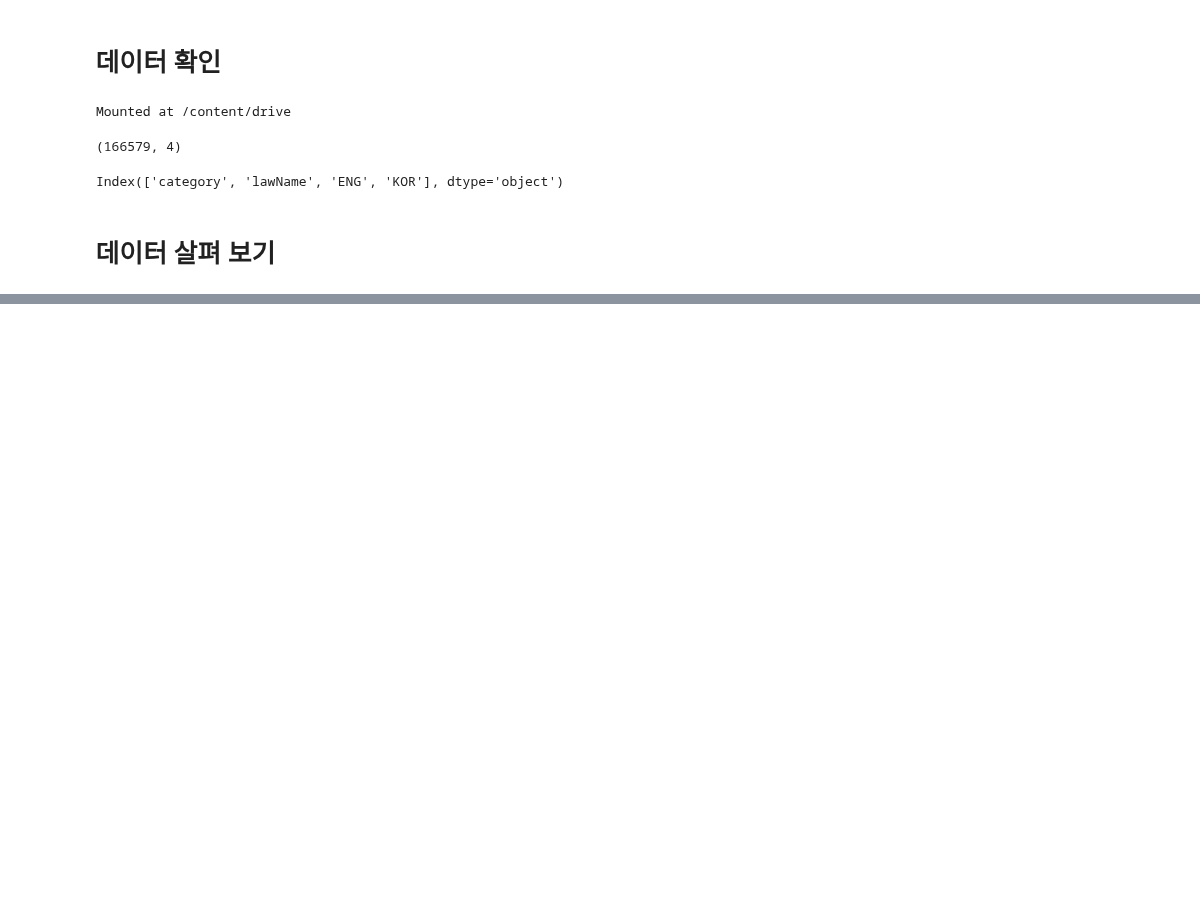
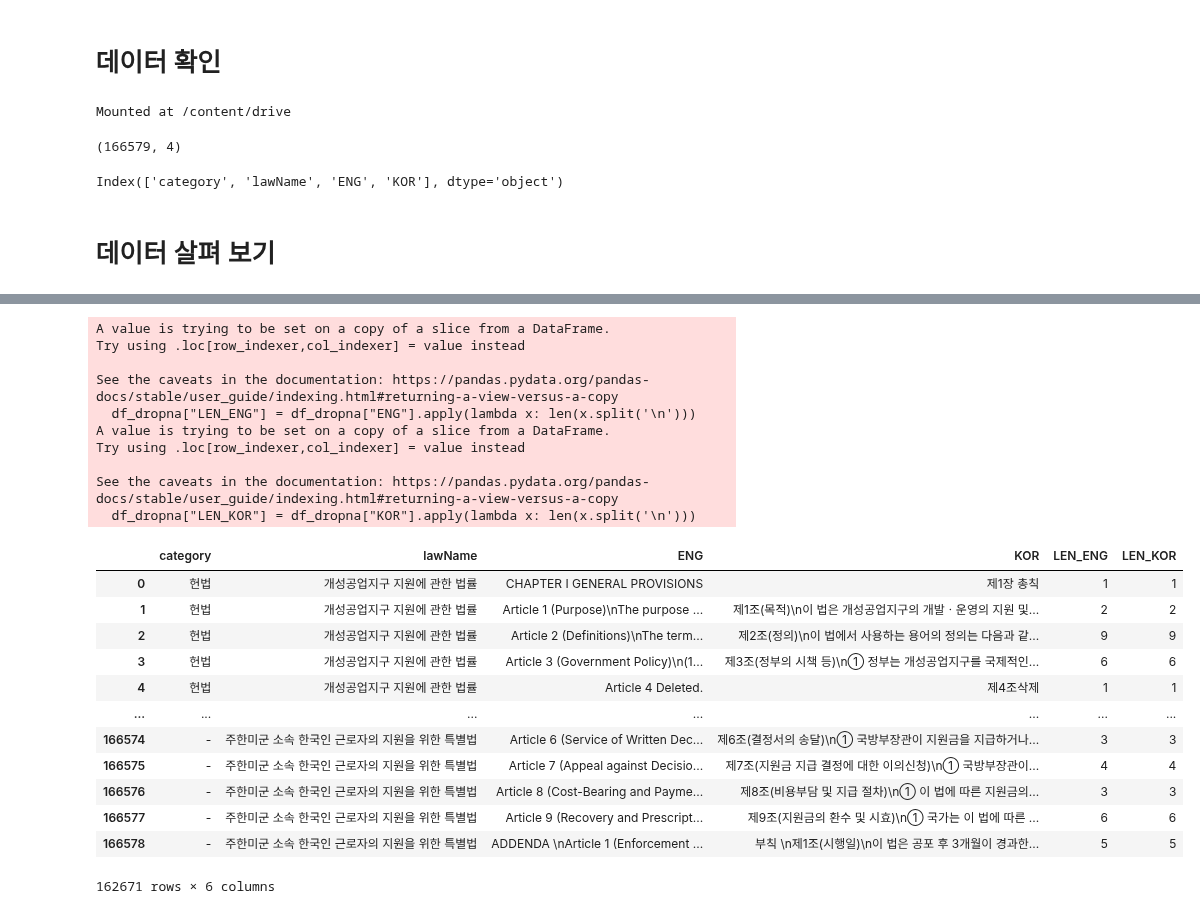
Before and after one commit to tjtmddnjswkd/capstone, a Jupyter notebook: preprocessing.ipynb, the cells around one changed output, grey strips where cells are left out. Drawn from its saved outputs; the diff is of its cells as text; code cells hidden in the pictures; blank space fills up the shorter version.

```diff
--- a/preprocessing.ipynb
+++ b/preprocessing.ipynb
@@ -60,0 +208,6 @@ Name: ENG, dtype: object
+# %%
+import re
+
+pattern = r'\<[^>]*\>|\[[^]]*\]'
+samp = '안녕 나는 <벼벼벼볍>이야 [잘부탁해]'
+re.sub(pattern=pattern, repl='', string=samp)
@@ -60,0 +216,3 @@ Name: ENG, dtype: object
+# %%
+df_dropna['ENG'] = df_dropna['ENG'].apply(lambda x: re.sub(pattern=pattern, repl='', string=x))
+df_dropna['KOR'] = df_dropna['KOR'].apply(lambda x: re.sub(pattern=pattern, repl='', string=x))
@@ -60,0 +230,28 @@ Name: ENG, dtype: object
+# %%
+df_dropna["LEN_ENG"] = df_dropna["ENG"].apply(lambda x: len(x.split('\n')))
+df_dropna["LEN_KOR"] = df_dropna["KOR"].apply(lambda x: len(x.split('\n')))
+df_dropna
+# %% [output]
+A value is trying to be set on a copy of a slice from a DataFrame.
+Try using .loc[row_indexer,col_indexer] = value instead
+
+See the caveats in the documentation: https://pandas.pydata.org/pandas-docs/stable/user_guide/indexing.html#returning-a-view-versus-a-copy
+  df_dropna["LEN_ENG"] = df_dropna["ENG"].apply(lambda x: len(x.split('\n')))
+A value is trying to be set on a copy of a slice from a DataFrame.
+Try using .loc[row_indexer,col_indexer] = value instead
+
+See the caveats in the documentation: https://pandas.pydata.org/pandas-docs/stable/user_guide/indexing.html#returning-a-view-versus-a-copy
+  df_dropna["LEN_KOR"] = df_dropna["KOR"].apply(lambda x: len(x.split('\n')))
+|  | category | lawName | ENG | KOR | LEN_ENG | LEN_KOR |
+| 0 | 헌법 | 개성공업지구 지원에 관한 법률 | CHAPTER I GENERAL PROVISIONS | 제1장 총칙 | 1 | 1 |
+| 1 | 헌법 | 개성공업지구 지원에 관한 법률 | Article 1 (Purpose)\nThe purpose ... | 제1조(목적)\n이 법은 개성공업지구의 개발ㆍ운영의 지원 및... | 2 | 2 |
+| 2 | 헌법 | 개성공업지구 지원에 관한 법률 | Article 2 (Definitions)\nThe term... | 제2조(정의)\n이 법에서 사용하는 용어의 정의는 다음과 같... | 9 | 9 |
+| 3 | 헌법 | 개성공업지구 지원에 관한 법률 | Article 3 (Government Policy)\n(1... | 제3조(정부의 시책 등)\n① 정부는 개성공업지구를 국제적인... | 6 | 6 |
+| 4 | 헌법 | 개성공업지구 지원에 관한 법률 | Article 4 Deleted. | 제4조삭제 | 1 | 1 |
+| ... | ... | ... | ... | ... | ... | ... |
+| 166574 | - | 주한미군 소속 한국인 근로자의 지원을 위한 특별법 | Article 6 (Service of Written Dec... | 제6조(결정서의 송달)\n① 국방부장관이 지원금을 지급하거나... | 3 | 3 |
+| 166575 | - | 주한미군 소속 한국인 근로자의 지원을 위한 특별법 | Article 7 (Appeal against Decisio... | 제7조(지원금 지급 결정에 대한 이의신청)\n① 국방부장관이... | 4 | 4 |
+| 166576 | - | 주한미군 소속 한국인 근로자의 지원을 위한 특별법 | Article 8 (Cost-Bearing and Payme... | 제8조(비용부담 및 지급 절차)\n① 이 법에 따른 지원금의... | 3 | 3 |
+| 166577 | - | 주한미군 소속 한국인 근로자의 지원을 위한 특별법 | Article 9 (Recovery and Prescript... | 제9조(지원금의 환수 및 시효)\n① 국가는 이 법에 따른 ... | 6 | 6 |
+| 166578 | - | 주한미군 소속 한국인 근로자의 지원을 위한 특별법 | ADDENDA \nArticle 1 (Enforcement ... | 부칙 \n제1조(시행일)\n이 법은 공포 후 3개월이 경과한... | 5 | 5 |
+162671 rows × 6 columns
```
Also changed, not shown: parts of 22 cells of this notebook.
